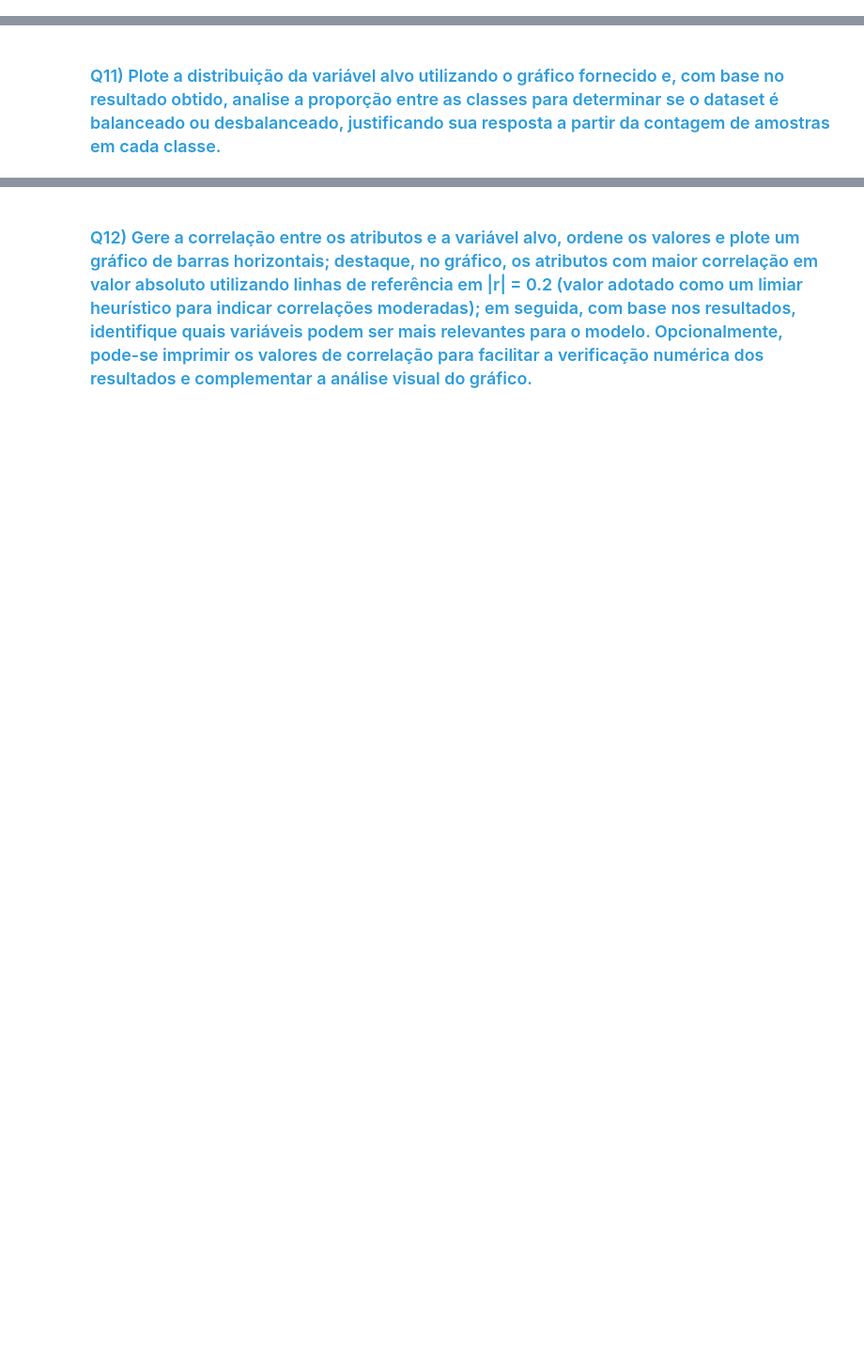
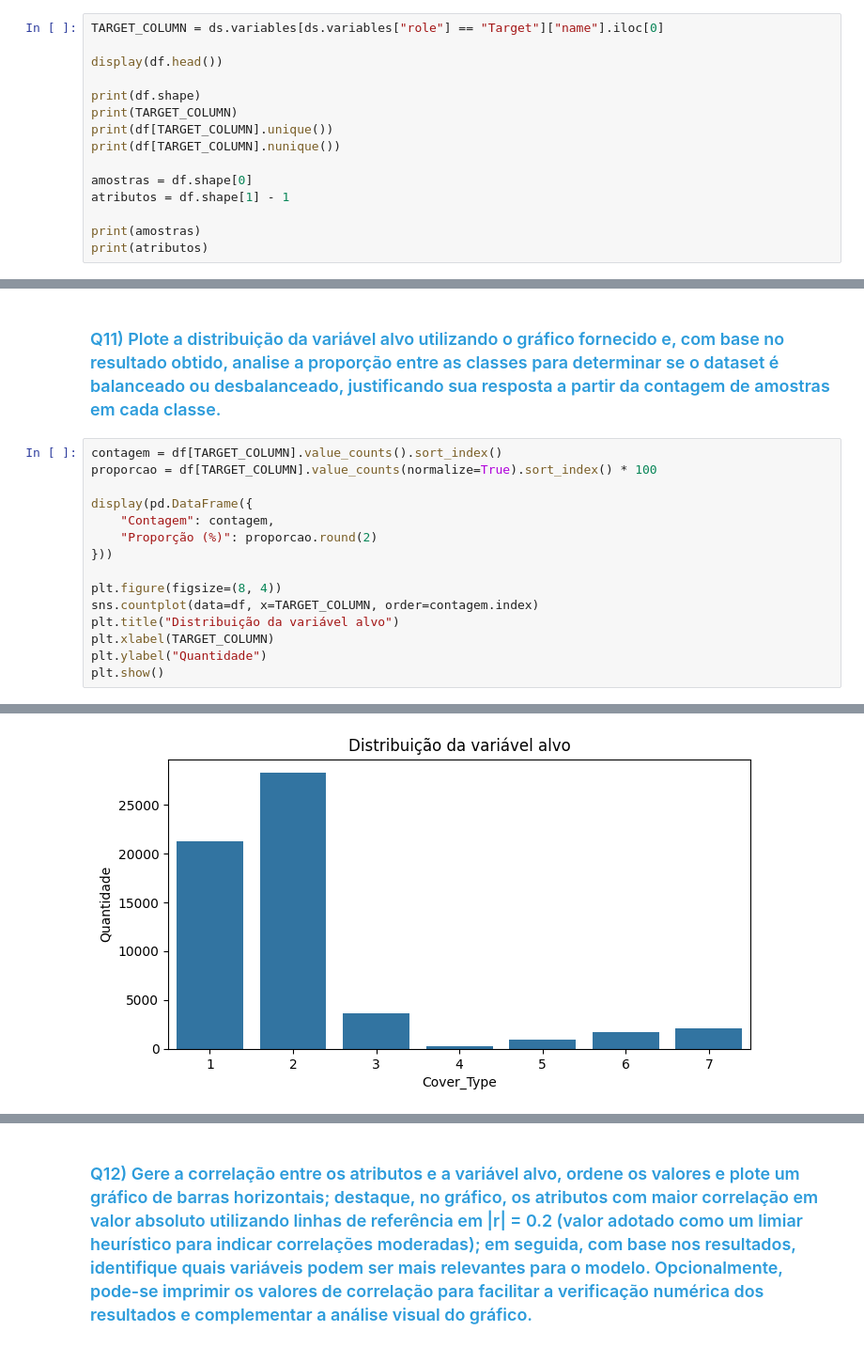
Before and after one commit to armengol2/Analise-de-dados, a Jupyter notebook: lab/C24_2026_1_L1_Atividade_06_294.ipynb, the cells around one changed output, grey strips where cells are left out. Shown at 94% size. Cells and saved outputs as stored; diff of their text form; blank space fills up the shorter version.

```diff
--- a/lab/C24_2026_1_L1_Atividade_06_294.ipynb
+++ b/lab/C24_2026_1_L1_Atividade_06_294.ipynb
@@ -367,0 +485,15 @@ TARGET_COLUMN = None # preencher
+# %%
+TARGET_COLUMN = ds.variables[ds.variables["role"] == "Target"]["name"].iloc[0]
+
+display(df.head())
+
+print(df.shape)
+print(TARGET_COLUMN)
+print(df[TARGET_COLUMN].unique())
+print(df[TARGET_COLUMN].nunique())
+
+amostras = df.shape[0]
+atributos = df.shape[1] - 1
+
+print(amostras)
+print(atributos)
@@ -368,2 +516,18 @@ TARGET_COLUMN = None # preencher
 # %% [markdown]
 ### <font color='#2D9CDB'>Q11) Plote a distribuição da variável alvo utilizando o gráfico fornecido e, com base no resultado obtido, analise a proporção entre as classes para determinar se o dataset é balanceado ou desbalanceado, justificando sua resposta a partir da contagem de amostras em cada classe.</font>
+# %%
+contagem = df[TARGET_COLUMN].value_counts().sort_index()
+proporcao = df[TARGET_COLUMN].value_counts(normalize=True).sort_index() * 100
+
+display(pd.DataFrame({
+    "Contagem": contagem,
+    "Proporção (%)": proporcao.round(2)
+}))
+
+plt.figure(figsize=(8, 4))
+sns.countplot(data=df, x=TARGET_COLUMN, order=contagem.index)
+plt.title("Distribuição da variável alvo")
+plt.xlabel(TARGET_COLUMN)
+plt.ylabel("Quantidade")
+plt.show()
+# %% [output]
@@ -369,0 +543 @@ TARGET_COLUMN = None # preencher
+[figure, added]
```
Also changed, not shown: parts of 28 cells of this notebook.
